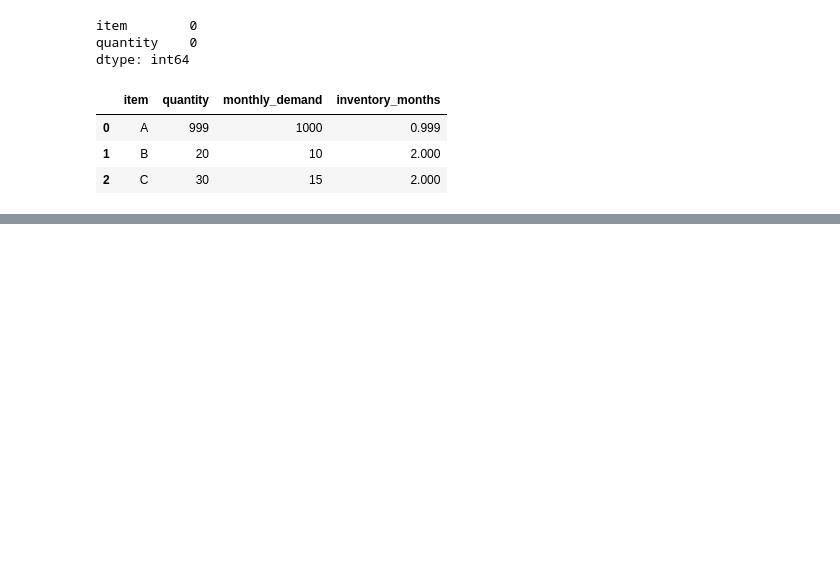
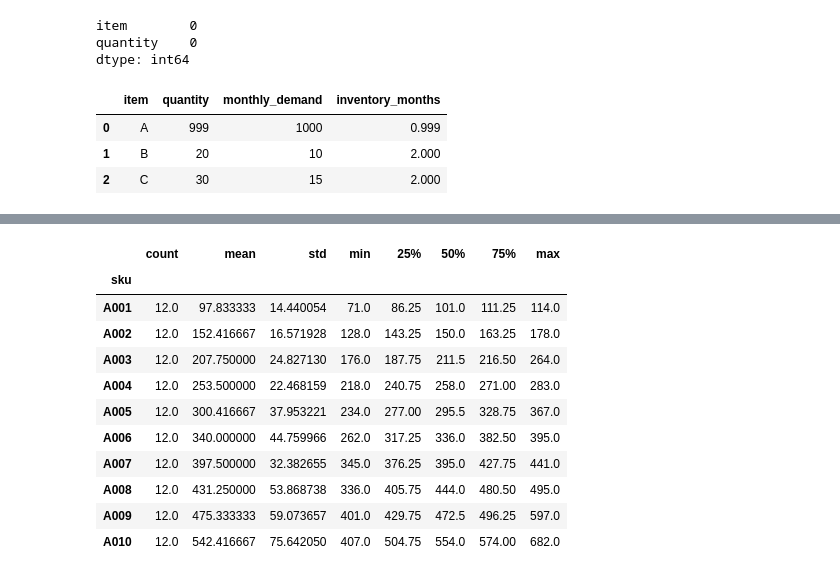
Before and after one commit to rolo9/capability-lab, a Jupyter notebook: notebooks/inventory_analysis.ipynb, the cells around one changed output, grey strips where cells are left out. Cells and saved outputs as stored; diff of their text form; code cells hidden in the pictures; blank space fills up the shorter version.

```diff
--- a/notebooks/inventory_analysis.ipynb
+++ b/notebooks/inventory_analysis.ipynb
@@ -55,3 +55,17 @@ df
 | 0 | A | 999 | 1000 | 0.999 |
 | 1 | B | 20 | 10 | 2.000 |
 | 2 | C | 30 | 15 | 2.000 |
+# %%
+import pandas as pd
+from itertools import product
+
+skus = [f"A{i:03d}" for i in range(1, 11)]
+months = pd.date_range("2026-01-01", periods=12, freq="MS")
+
+df_monthly = pd.DataFrame(
+    product(skus, months),
+    columns=["sku", "month"]
+)
+
+print(df_monthly.shape)
+display(df_monthly.head())
@@ -57,0 +115,10 @@ df
+# %%
+skus_sample = ["A001", "A002", "A003"]
+
+base_demand_sample = {}
+
+for i, sku in enumerate(skus_sample):
+    base_demand_sample[sku] = 100 + i * 50
+    print(i, sku, base_demand_sample[sku])
+
+print(base_demand_sample)
@@ -57,0 +136,17 @@ df
+# %%
+rng = np.random.default_rng(42)
+
+demands = []
+
+for sku in df_monthly["sku"]:
+    base = base_demand[sku]
+    variation = rng.normal(1.0, 0.15)
+    demand = max(0, round(base * variation))
+
+    demands.append(demand)
+
+df_monthly["demand"] = demands
+# %%
+df_monthly["base_demand"] = df_monthly["sku"].map(base_demand)
+
+display(df_monthly.head())
@@ -57,0 +258,15 @@ df
+# %%
+df_monthly.groupby("sku")["demand"].describe()
+# %% [output]
+|  | count | mean | std | min | 25% | 50% | 75% | max |
+| sku |  |  |  |  |  |  |  |  |
+| A001 | 12.0 | 97.833333 | 14.440054 | 71.0 | 86.25 | 101.0 | 111.25 | 114.0 |
+| A002 | 12.0 | 152.416667 | 16.571928 | 128.0 | 143.25 | 150.0 | 163.25 | 178.0 |
+| A003 | 12.0 | 207.750000 | 24.827130 | 176.0 | 187.75 | 211.5 | 216.50 | 264.0 |
+| A004 | 12.0 | 253.500000 | 22.468159 | 218.0 | 240.75 | 258.0 | 271.00 | 283.0 |
+| A005 | 12.0 | 300.416667 | 37.953221 | 234.0 | 277.00 | 295.5 | 328.75 | 367.0 |
+| A006 | 12.0 | 340.000000 | 44.759966 | 262.0 | 317.25 | 336.0 | 382.50 | 395.0 |
+| A007 | 12.0 | 397.500000 | 32.382655 | 345.0 | 376.25 | 395.0 | 427.75 | 441.0 |
+| A008 | 12.0 | 431.250000 | 53.868738 | 336.0 | 405.75 | 444.0 | 480.50 | 495.0 |
+| A009 | 12.0 | 475.333333 | 59.073657 | 401.0 | 429.75 | 472.5 | 496.25 | 597.0 |
+| A010 | 12.0 | 542.416667 | 75.642050 | 407.0 | 504.75 | 554.0 | 574.00 | 682.0 |
```
Also changed, not shown: parts of 17 cells of this notebook, 3 other files.
